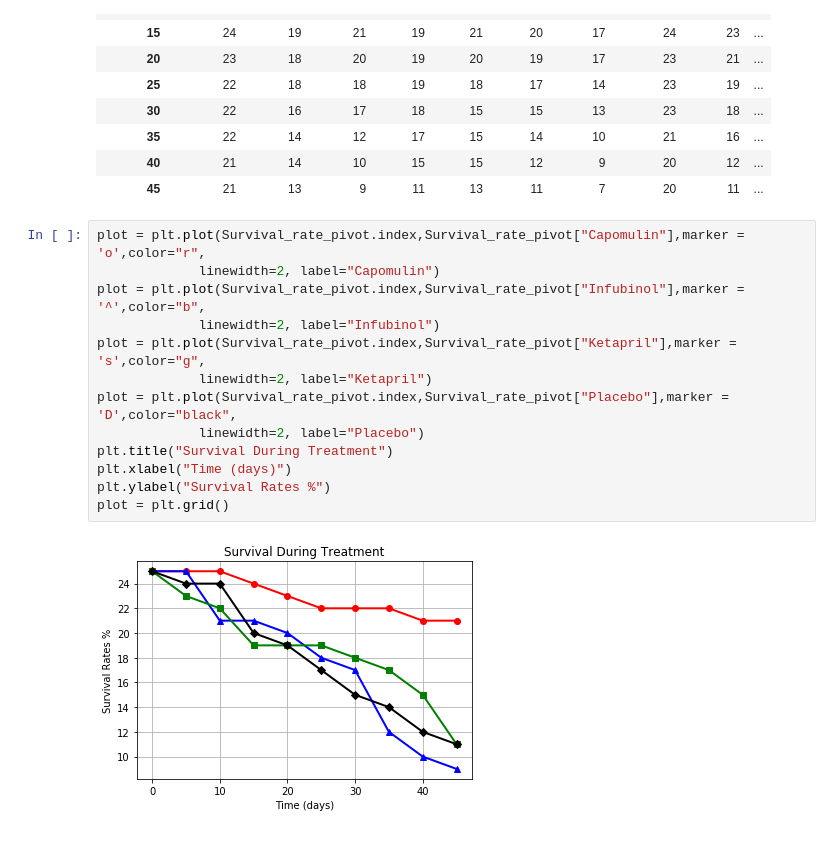
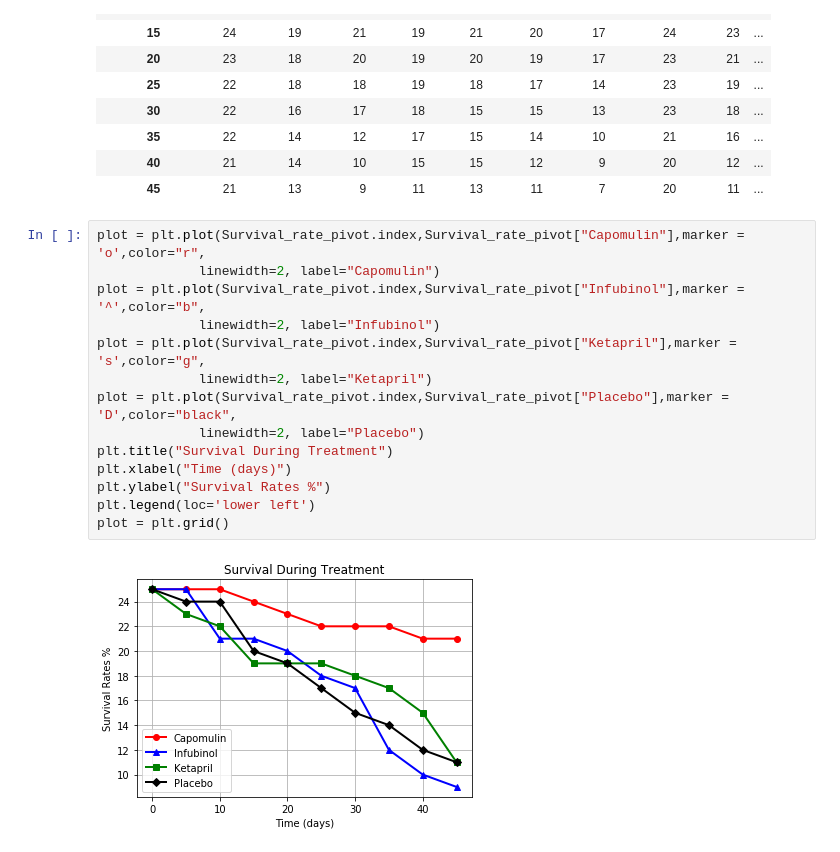
Before and after one commit to Niharika17S/Python-Matplotlib-Pymaceuticals-Inc, a Jupyter notebook: Pharmaceutical.ipynb, the cells around one changed output. Saved outputs shown, nothing was run; the diff lists cells and outputs as text.

```diff
--- a/Pharmaceutical.ipynb
+++ b/Pharmaceutical.ipynb
@@ -274,15 +284,16 @@ Survival_rate_pivot
 # %%
 plot = plt.plot(Survival_rate_pivot.index,Survival_rate_pivot["Capomulin"],marker = 'o',color="r",
              linewidth=2, label="Capomulin")
 plot = plt.plot(Survival_rate_pivot.index,Survival_rate_pivot["Infubinol"],marker = '^',color="b",
              linewidth=2, label="Infubinol")
 plot = plt.plot(Survival_rate_pivot.index,Survival_rate_pivot["Ketapril"],marker = 's',color="g",
              linewidth=2, label="Ketapril")
 plot = plt.plot(Survival_rate_pivot.index,Survival_rate_pivot["Placebo"],marker = 'D',color="black",
              linewidth=2, label="Placebo")
 plt.title("Survival During Treatment")
 plt.xlabel("Time (days)")
 plt.ylabel("Survival Rates %")
+plt.legend(loc='lower left')
 plot = plt.grid()
 # %% [output]
-[figure, old version]
+[figure, new version]
```
Also changed, not shown: parts of 7 cells of this notebook.
